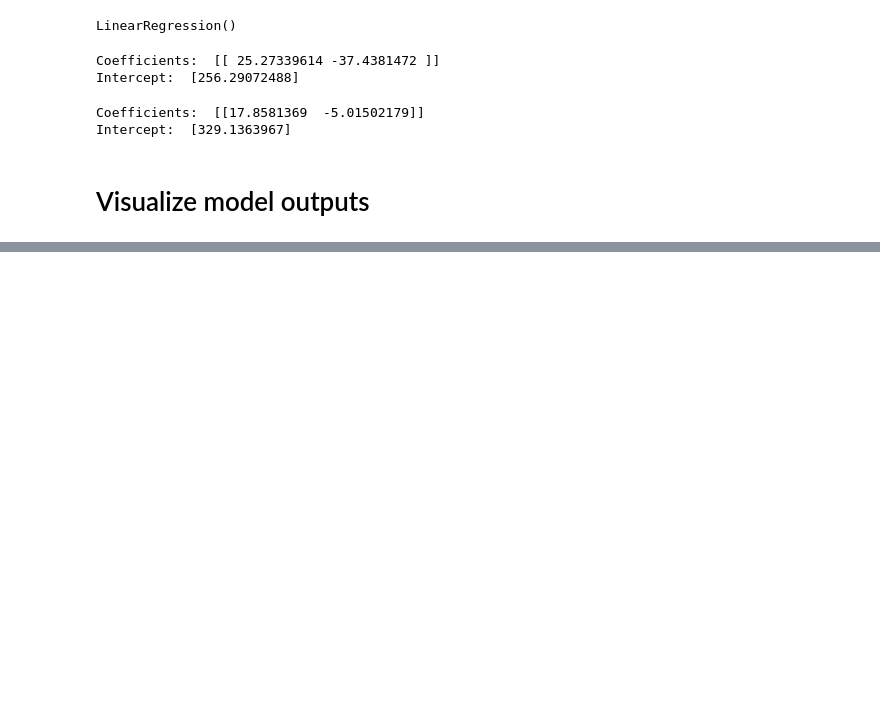
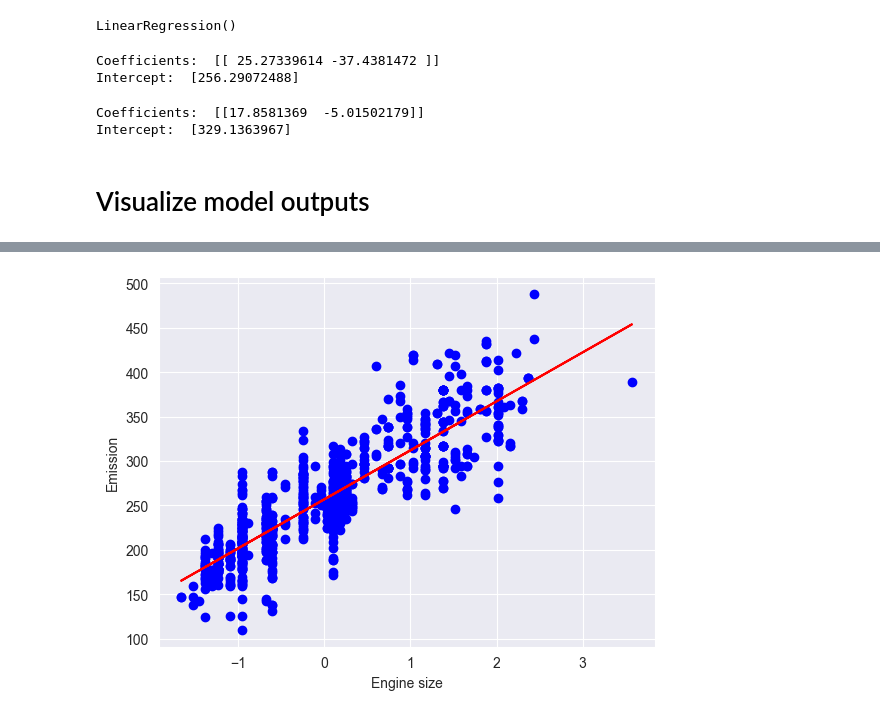
Before and after one commit to Hasan082/AI_and_Machine_learning, a Jupyter notebook: machien_learning/Multiple_Linear_Regression.ipynb, the cells around one changed output, grey strips where cells are left out. Drawn from its saved outputs; the diff is of its cells as text; code cells hidden in the pictures; blank space fills up the shorter version.

```diff
--- a/machien_learning/Multiple_Linear_Regression.ipynb
+++ b/machien_learning/Multiple_Linear_Regression.ipynb
@@ -241,0 +280,7 @@ plt.show()
+# %%
+plt.scatter(X_train_1, y_train,  color='blue')
+plt.plot(X_train_1, coef_1[0] * X_train_1 + intercept_1, '-r')
+plt.xlabel("Engine size")
+plt.ylabel("Emission");
+# %% [output]
+[figure, added]
```
Also changed, not shown: parts of 15 cells of this notebook.
